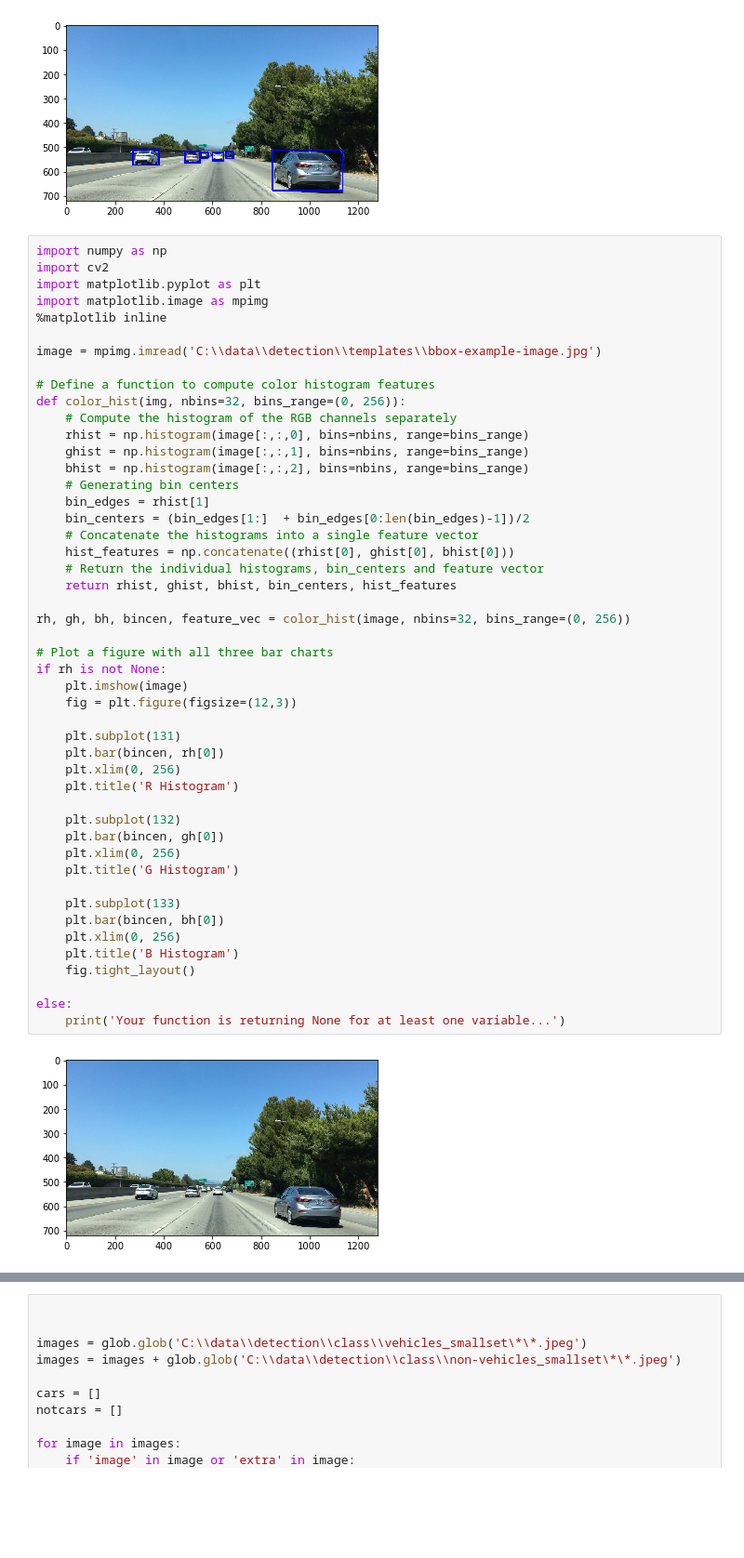
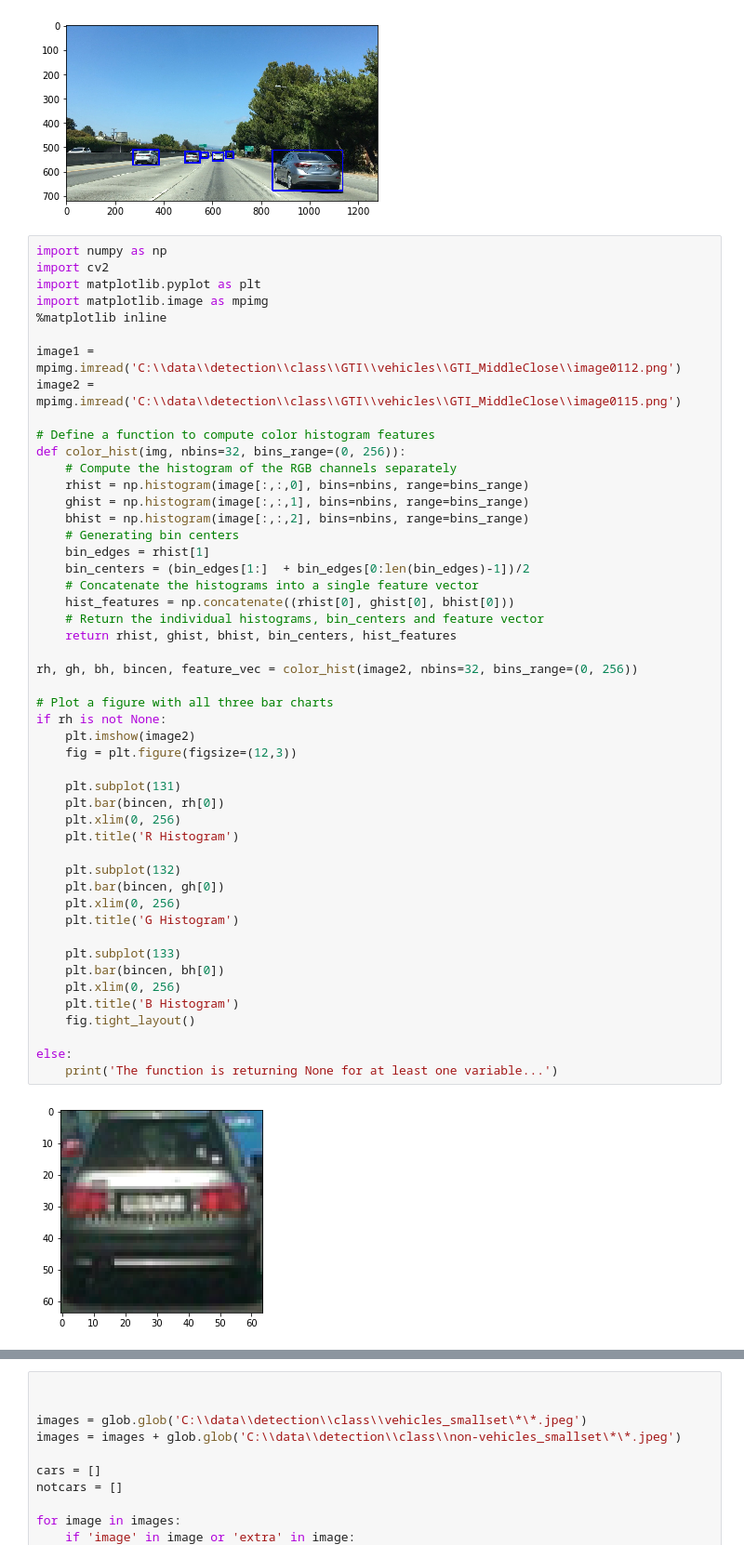
Before and after one commit to shmulik-willinger/vehicle-detection, a Jupyter notebook: SVM_HOG.ipynb, the cells around one changed output, grey strips where cells are left out. Shown at 93% size. Saved outputs shown, nothing was run; the diff lists cells and outputs as text; blank space fills up the shorter version.

```diff
--- a/SVM_HOG.ipynb
+++ b/SVM_HOG.ipynb
@@ -66,7 +66,8 @@ import matplotlib.pyplot as plt
 import matplotlib.image as mpimg
 %matplotlib inline
 
-image = mpimg.imread('C:\\data\\detection\\templates\\bbox-example-image.jpg')
+image1 = mpimg.imread('C:\\data\\detection\\class\\GTI\\vehicles\\GTI_MiddleClose\\image0112.png')
+image2 = mpimg.imread('C:\\data\\detection\\class\\GTI\\vehicles\\GTI_MiddleClose\\image0115.png')
 
 # Define a function to compute color histogram features
 def color_hist(img, nbins=32, bins_range=(0, 256)):
@@ -78,37 +79,37 @@ def color_hist(img, nbins=32, bins_range=(0, 256)):
     bin_edges = rhist[1]
     bin_centers = (bin_edges[1:]  + bin_edges[0:len(bin_edges)-1])/2
     # Concatenate the histograms into a single feature vector
     hist_features = np.concatenate((rhist[0], ghist[0], bhist[0]))
     # Return the individual histograms, bin_centers and feature vector
     return rhist, ghist, bhist, bin_centers, hist_features
 
-rh, gh, bh, bincen, feature_vec = color_hist(image, nbins=32, bins_range=(0, 256))
+rh, gh, bh, bincen, feature_vec = color_hist(image2, nbins=32, bins_range=(0, 256))
 
 # Plot a figure with all three bar charts
 if rh is not None:
-    plt.imshow(image)
+    plt.imshow(image2)
     fig = plt.figure(figsize=(12,3))
 
     plt.subplot(131)
     plt.bar(bincen, rh[0])
     plt.xlim(0, 256)
     plt.title('R Histogram')
 
     plt.subplot(132)
     plt.bar(bincen, gh[0])
     plt.xlim(0, 256)
     plt.title('G Histogram')
 
     plt.subplot(133)
     plt.bar(bincen, bh[0])
     plt.xlim(0, 256)
     plt.title('B Histogram')
     fig.tight_layout()
 
 else:
-    print('Your function is returning None for at least one variable...')
+    print('The function is returning None for at least one variable...')
 # %% [output]
-[figure, old version]
+[figure, new version]
 [figure]
 # %%
 import cv2
```
Also changed, not shown: parts of 3 cells of this notebook, 3 other files.
